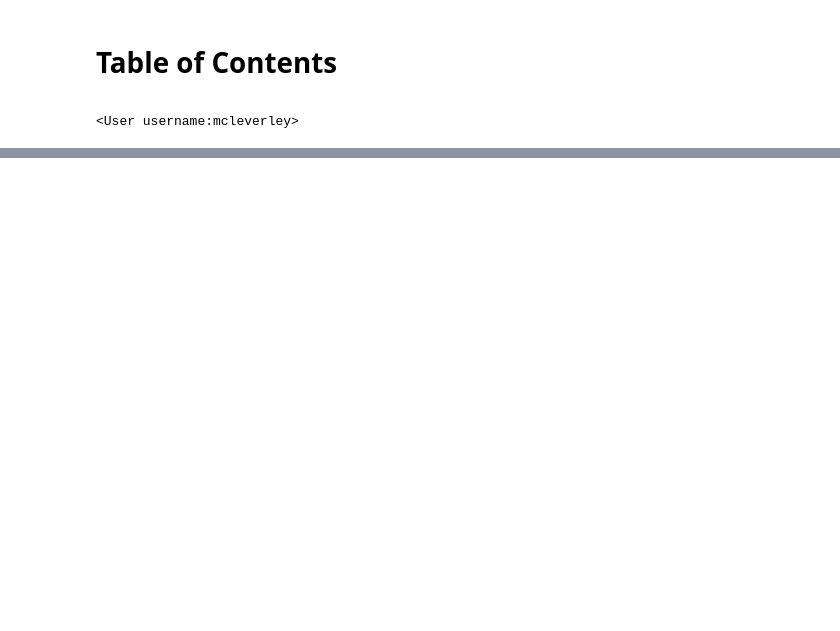
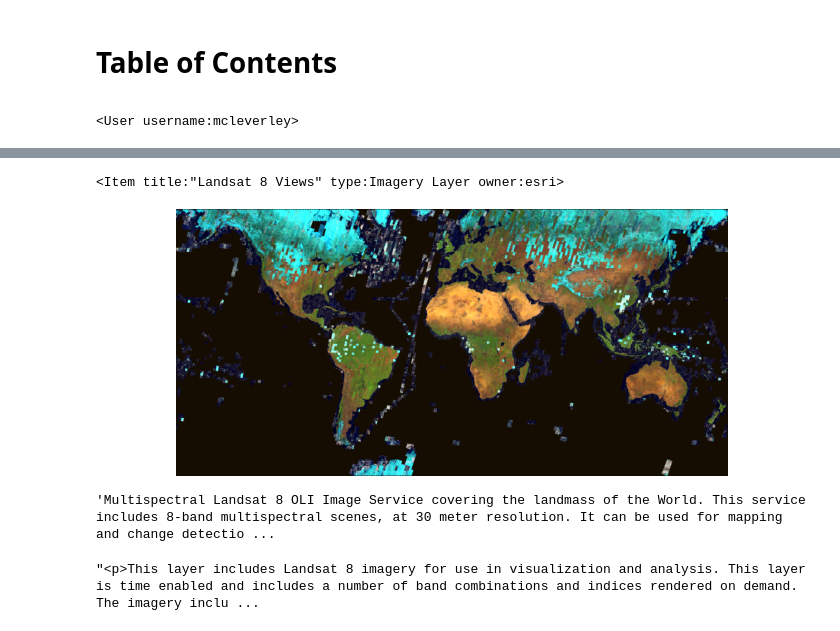
Before and after one commit to mcleverley/sulfur_dioxide_global, a Jupyter notebook: arcgis_geospatial/arcgis_setup_intro.ipynb, the cells around one changed output, grey strips where cells are left out. Cells and saved outputs as stored; diff of their text form; code cells hidden in the pictures; blank space fills up the shorter version.

```diff
--- a/arcgis_geospatial/arcgis_setup_intro.ipynb
+++ b/arcgis_geospatial/arcgis_setup_intro.ipynb
@@ -25,0 +41,19 @@ for item in items:
+# %%
+# landsat-8 views
+l8_views = gis.content.get('4ca13f0e4e29403fa68c46d188c4be73')
+l8_views
+# %% [output]
+<Item title:"Landsat 8 Views" type:Imagery Layer owner:esri>
+# %%
+l8_lyr = l8_views.layers[0]
+l8_lyr
+# %% [output]
+[figure, added]
+# %%
+l8_lyr.properties['description']
+# %% [output]
+'Multispectral Landsat 8 OLI Image Service covering the landmass of the World. This service includes 8-band multispectral scenes, at 30 meter resolution. It can be used for mapping and change detectio ...
+# %%
+l8_views.description
+# %% [output]
+"<p>This layer includes Landsat 8 imagery for use in visualization and analysis. This layer is time enabled and includes a number of band combinations and indices rendered on demand. The imagery inclu ...
```
Also changed, not shown: parts of 7 cells of this notebook.
